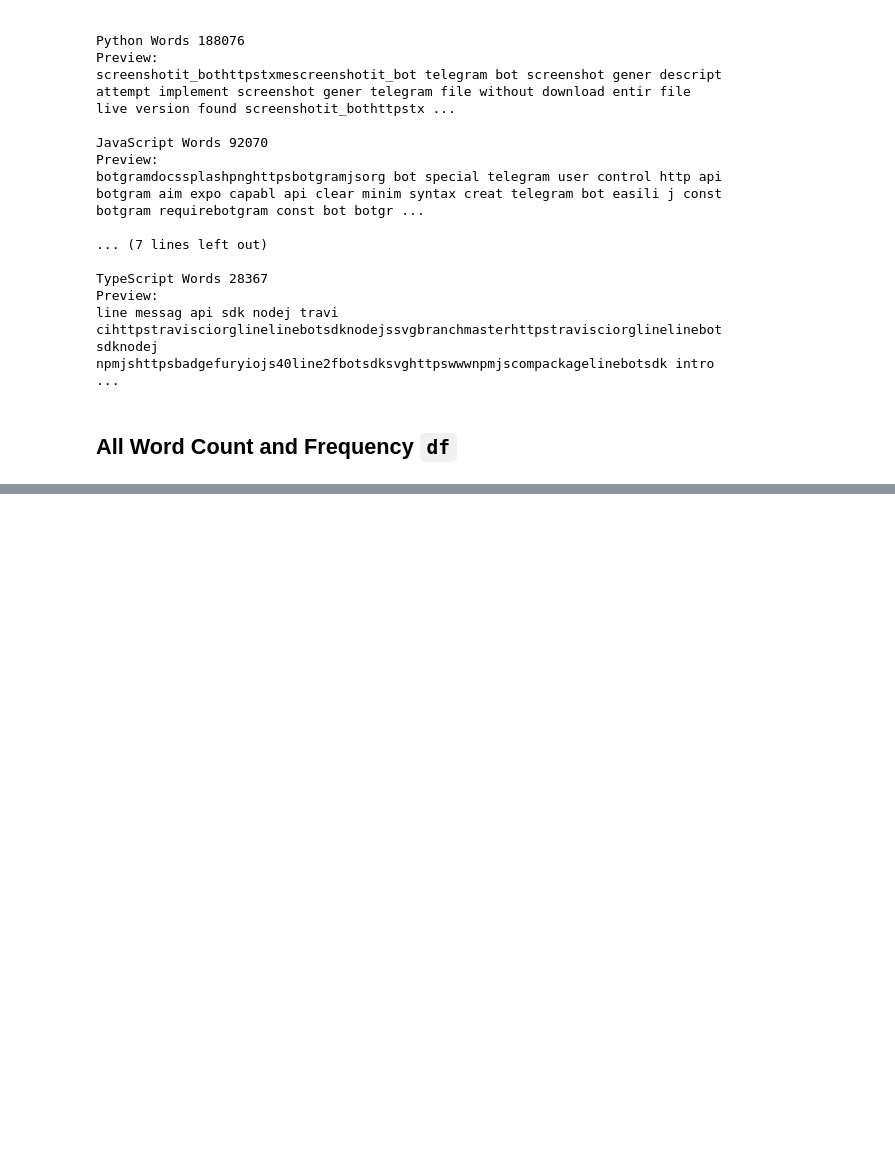
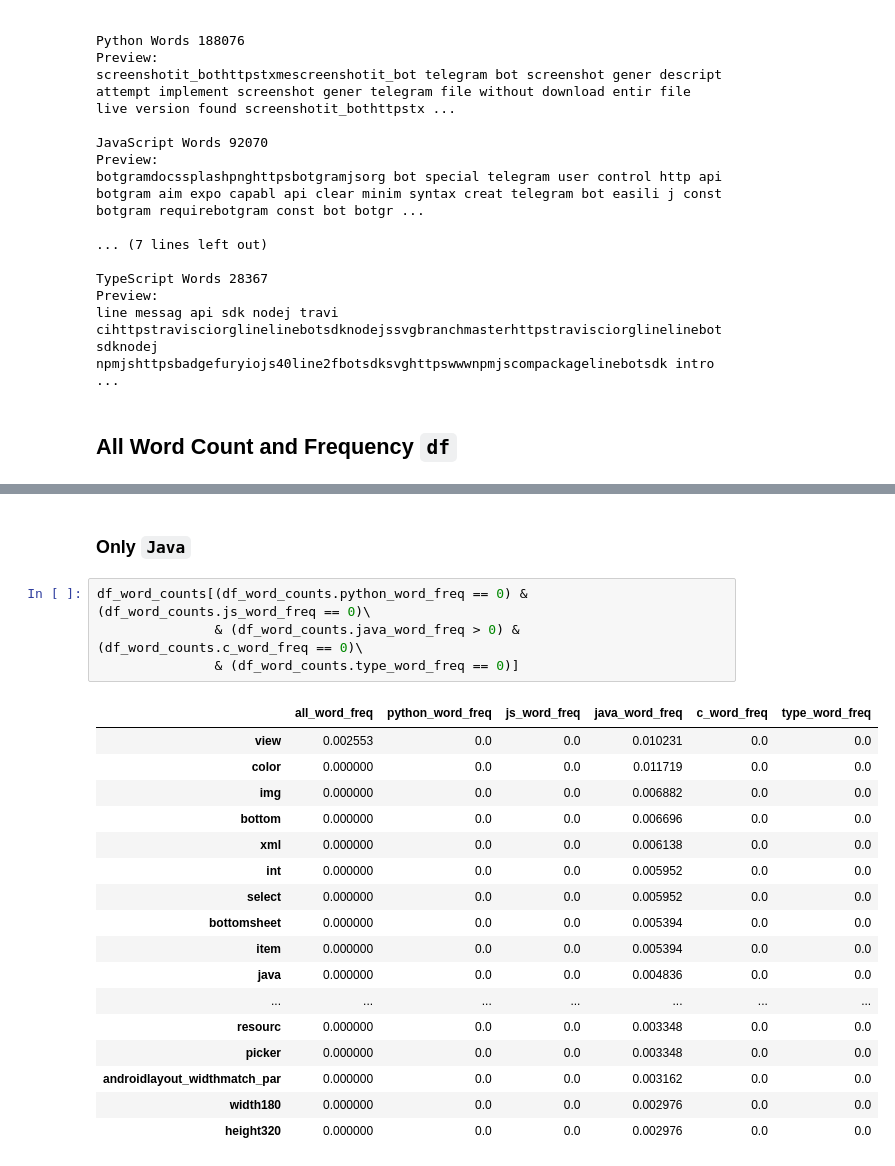
Before and after one commit to NLP-Project-Hopper2/NLP-Project-Hopper2, a Jupyter notebook: stephanies_notebook.ipynb, the cells around one changed output, grey strips where cells are left out. Saved outputs shown, nothing was run; the diff lists cells and outputs as text; blank space fills up the shorter version.

```diff
--- a/stephanies_notebook.ipynb
+++ b/stephanies_notebook.ipynb
@@ -376,0 +480,24 @@ MergeError: Can not pass on, right_on, left_on or set right_index=True or left_i
+# %% [markdown]
+### Only `Java`
+# %%
+df_word_counts[(df_word_counts.python_word_freq == 0) & (df_word_counts.js_word_freq == 0)\
+               & (df_word_counts.java_word_freq > 0) & (df_word_counts.c_word_freq == 0)\
+               & (df_word_counts.type_word_freq == 0)]
+# %% [output]
+|  | all_word_freq | python_word_freq | js_word_freq | java_word_freq | c_word_freq | type_word_freq |
+| view | 0.002553 | 0.0 | 0.0 | 0.010231 | 0.0 | 0.0 |
+| color | 0.000000 | 0.0 | 0.0 | 0.011719 | 0.0 | 0.0 |
+| img | 0.000000 | 0.0 | 0.0 | 0.006882 | 0.0 | 0.0 |
+| bottom | 0.000000 | 0.0 | 0.0 | 0.006696 | 0.0 | 0.0 |
+| xml | 0.000000 | 0.0 | 0.0 | 0.006138 | 0.0 | 0.0 |
+| int | 0.000000 | 0.0 | 0.0 | 0.005952 | 0.0 | 0.0 |
+| select | 0.000000 | 0.0 | 0.0 | 0.005952 | 0.0 | 0.0 |
+| bottomsheet | 0.000000 | 0.0 | 0.0 | 0.005394 | 0.0 | 0.0 |
+| item | 0.000000 | 0.0 | 0.0 | 0.005394 | 0.0 | 0.0 |
+| java | 0.000000 | 0.0 | 0.0 | 0.004836 | 0.0 | 0.0 |
+| ... | ... | ... | ... | ... | ... | ... |
+| resourc | 0.000000 | 0.0 | 0.0 | 0.003348 | 0.0 | 0.0 |
+| picker | 0.000000 | 0.0 | 0.0 | 0.003348 | 0.0 | 0.0 |
+| androidlayout_widthmatch_par | 0.000000 | 0.0 | 0.0 | 0.003162 | 0.0 | 0.0 |
+| width180 | 0.000000 | 0.0 | 0.0 | 0.002976 | 0.0 | 0.0 |
+| height320 | 0.000000 | 0.0 | 0.0 | 0.002976 | 0.0 | 0.0 |
```
Also changed, not shown: parts of 40 cells of this notebook.
